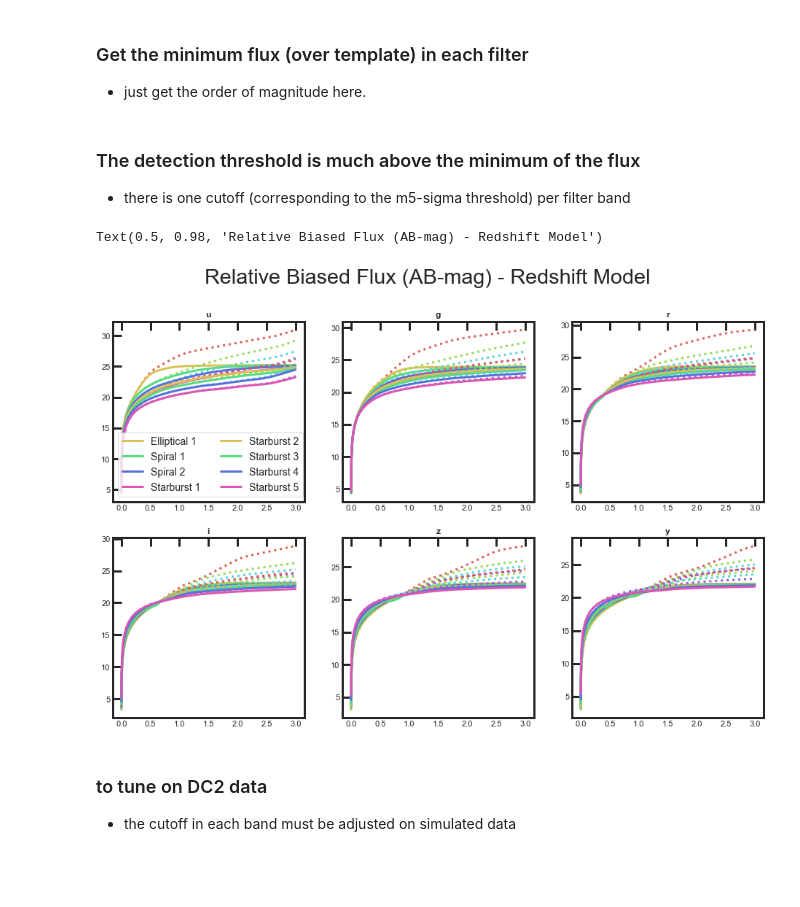
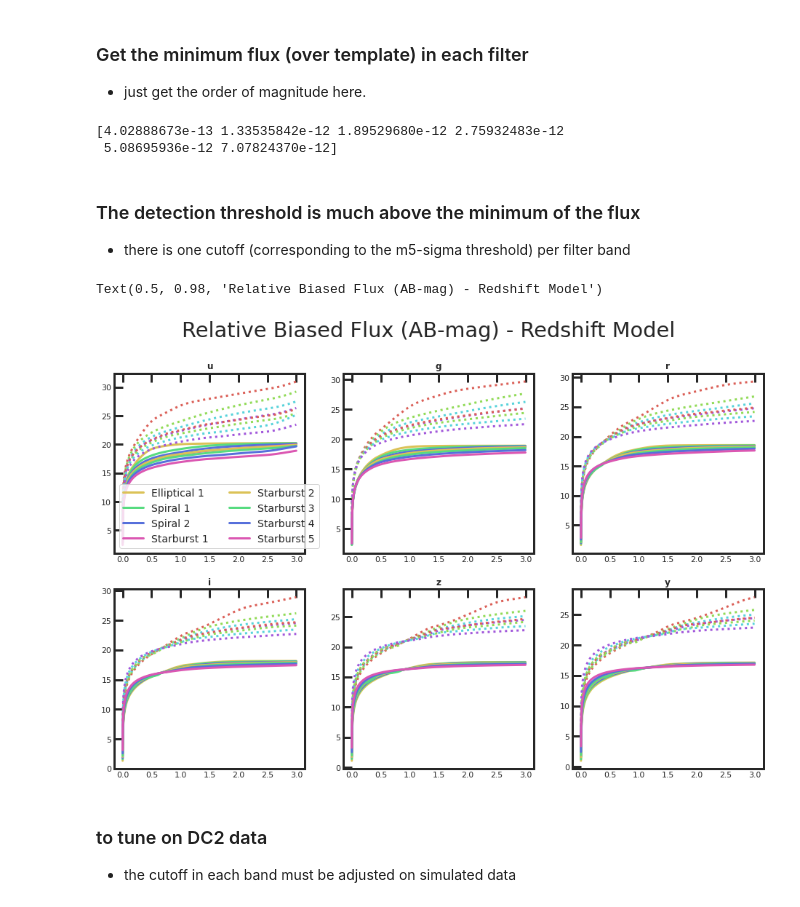
Before and after one commit to sylvielsstfr/Photoz-tools, a Jupyter notebook: PhotozGalaxySurveyMockBias.ipynb, the cells around one changed output. Drawn from its saved outputs; the diff is of its cells as text; code cells hidden in the pictures; blank space fills up the shorter version.

```diff
--- a/PhotozGalaxySurveyMockBias.ipynb
+++ b/PhotozGalaxySurveyMockBias.ipynb
@@ -636,9 +638,16 @@ Text(0.5, 0.98, 'Relative Flux (AB-mag) - Redshift Model')
 $$
 \frac{F_{biased}}{F_{unbiaded}} =\frac{\Gamma_{inc-up}(k+1,xmin)}{\Gamma(k+1)} \frac{\Gamma(k)}{\Gamma_{inc-up}(k,xmin)}
 $$
-# %%
-def bias(x,k=1):
-    """
-    """
-    bias = sc.gammaincc(k+1, x)/sc.gammaincc(k, x)/sc.gamma(k+1)*sc.gamma(k)
-    return bias
+# %%
+def gammaincc_ext(k, x):
+    if k>=0.:
+        y = sc.gammaincc(k, x)
+    else: #recursive call
+        y = ( 1/(k*sc.gamma(k)) ) * ( gammaincc_ext(k+1., x)*sc.gamma(k+1.) - np.float_power(x, k)*np.exp(-x) )
+    return y
+
+def bias(x,k=1.):
+    """
+    """
+    bias = gammaincc_ext(k+1., x)/gammaincc_ext(k, x)
+    return bias
@@ -652,6 +668,10 @@ last_z_idx = z_grid.shape[0]-1
 # loop on filters
 for jf in range(nf):
     f_min[jf] = np.min(f_mod[last_z_idx,:, jf])
+print(f_min)
+# %% [output]
+[4.02888673e-13 1.33535842e-12 1.89529680e-12 2.75932483e-12
+ 5.08695936e-12 7.07824370e-12]
 # %% [markdown]
 ### The detection threshold is much above the minimum of the flux
 
@@ -661,23 +681,26 @@ f_min *= 200
 # %%
 fig = plt.figure(figsize=(16,10))
 
 for jf in range(nf):
     palette = itertools.cycle(sns.color_palette("hls", nt))
     ax  = fig.add_subplot(2,3,jf+1)
     for it in range(nt):
         ax.plot(z_grid,-2.5*np.log10(f_mod[:, it, jf]),":",color=next(palette))
+        #ax.plot(z_grid,f_mod[:, it, jf],":",color=next(palette))
         x_min = f_min[jf]/f_mod[:, it, jf] # the cutoff compared to the average
-        f_biased = f_mod[:, it, jf]*bias(x_min)
+        #print(-2.5*np.log10(f_min[jf]))
+        f_biased = f_mod[:, it, jf]*bias(x_min, k=0.01)
         ax.plot(z_grid,-2.5*np.log10(f_biased),"-",color=next(palette),label=names[it])
+        #ax.plot(z_grid,f_biased,"-",color=next(palette),label=names[it])
 
     #ax.set_yscale("log")
     if jf == 0:
         ax.legend(ncol=2)
     ax.set_title(filters[jf],fontweight="bold")
 plt.suptitle("Relative Biased Flux (AB-mag) - Redshift Model")
 # %% [output]
 Text(0.5, 0.98, 'Relative Biased Flux (AB-mag) - Redshift Model')
-[figure, old version]
+[figure, new version]
 # %% [markdown]
 ### to tune on DC2 data
 
```
Also changed, not shown: parts of 20 cells of this notebook, 1 other file.
